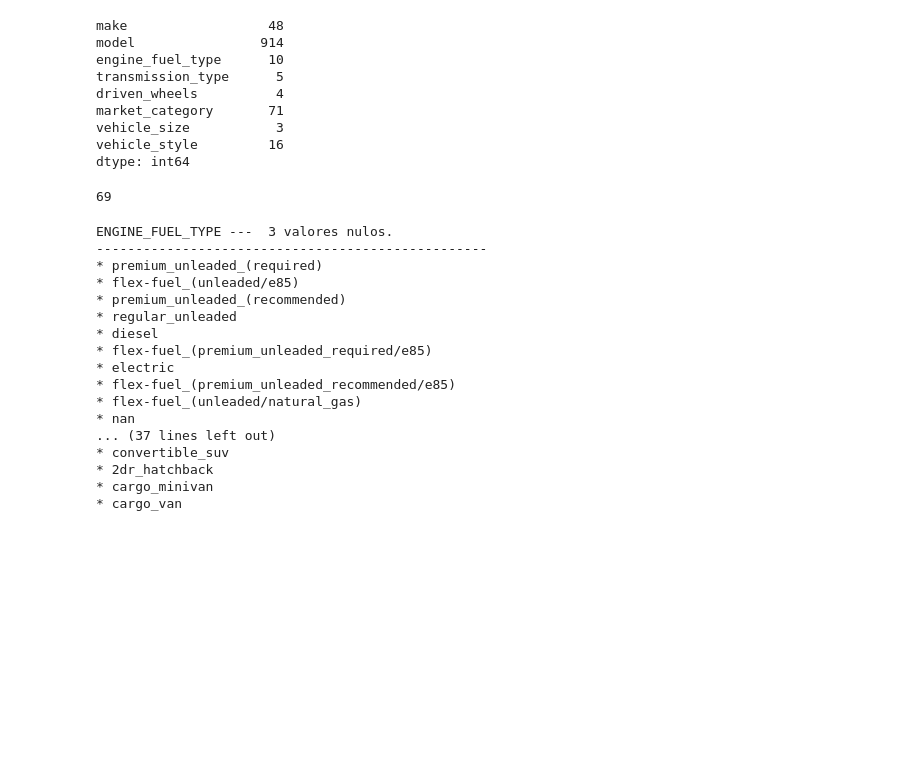
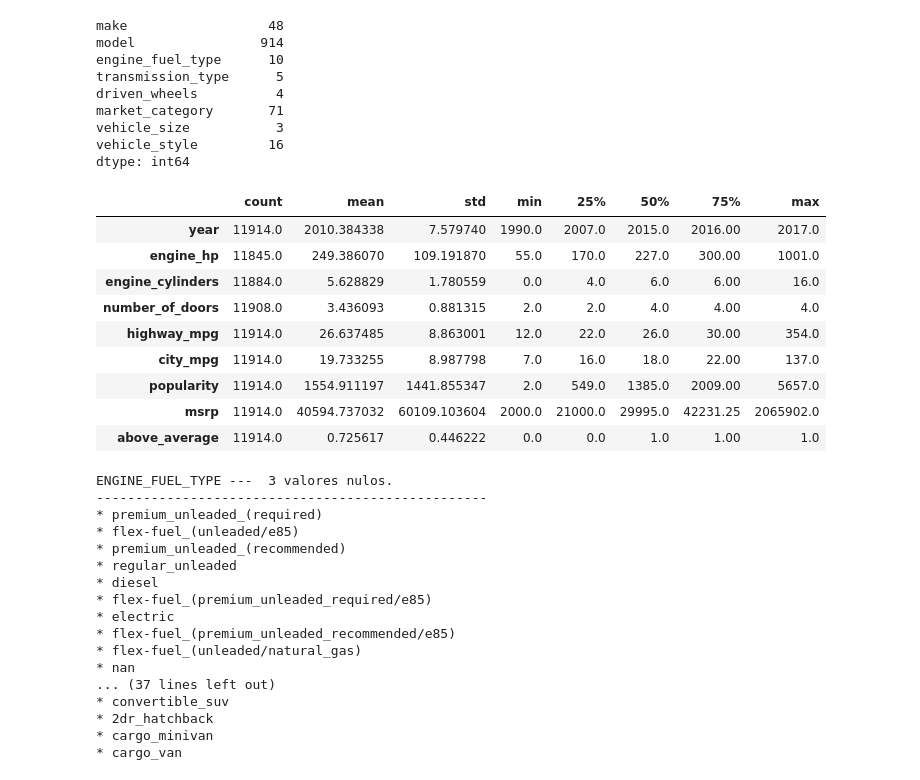
Before and after one commit to PabloJRW/used-car-price-prediction, a Jupyter notebook: notebooks/Untitled.ipynb, the cells around one changed output. Drawn from its saved outputs; the diff is of its cells as text; code cells hidden in the pictures; blank space fills up the shorter version.

```diff
--- a/notebooks/Untitled.ipynb
+++ b/notebooks/Untitled.ipynb
@@ -134,10 +136,19 @@ market_category       71
 vehicle_size           3
 vehicle_style         16
 dtype: int64
-# %%
-cars['engine_hp'].isnull().sum()
-# %% [output]
-69
+# %%
+cars.describe().T
+# %% [output]
+|  | count | mean | std | min | 25% | 50% | 75% | max |
+| year | 11914.0 | 2010.384338 | 7.579740 | 1990.0 | 2007.0 | 2015.0 | 2016.00 | 2017.0 |
+| engine_hp | 11845.0 | 249.386070 | 109.191870 | 55.0 | 170.0 | 227.0 | 300.00 | 1001.0 |
+| engine_cylinders | 11884.0 | 5.628829 | 1.780559 | 0.0 | 4.0 | 6.0 | 6.00 | 16.0 |
+| number_of_doors | 11908.0 | 3.436093 | 0.881315 | 2.0 | 2.0 | 4.0 | 4.00 | 4.0 |
+| highway_mpg | 11914.0 | 26.637485 | 8.863001 | 12.0 | 22.0 | 26.0 | 30.00 | 354.0 |
+| city_mpg | 11914.0 | 19.733255 | 8.987798 | 7.0 | 16.0 | 18.0 | 22.00 | 137.0 |
+| popularity | 11914.0 | 1554.911197 | 1441.855347 | 2.0 | 549.0 | 1385.0 | 2009.00 | 5657.0 |
+| msrp | 11914.0 | 40594.737032 | 60109.103604 | 2000.0 | 21000.0 | 29995.0 | 42231.25 | 2065902.0 |
+| above_average | 11914.0 | 0.725617 | 0.446222 | 0.0 | 0.0 | 1.0 | 1.00 | 1.0 |
 # %%
 df_train_full, df_test = train_test_split(cars, test_size=0.2, random_state=1)
 df_train, df_val = train_test_split(df_train_full, test_size=0.33, random_state=1)
```
Also changed, not shown: parts of 7 cells of this notebook.
